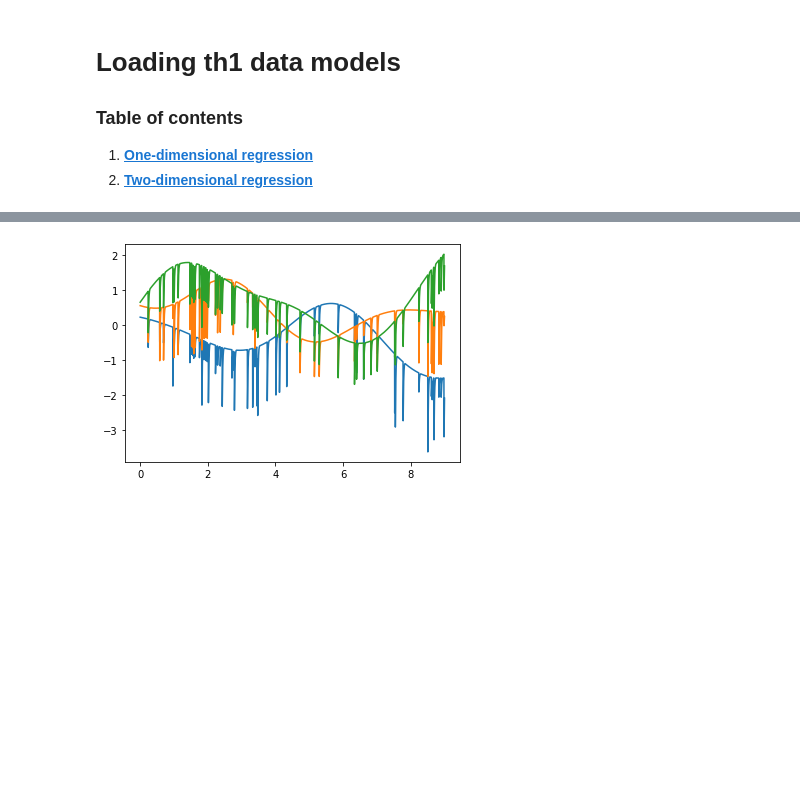
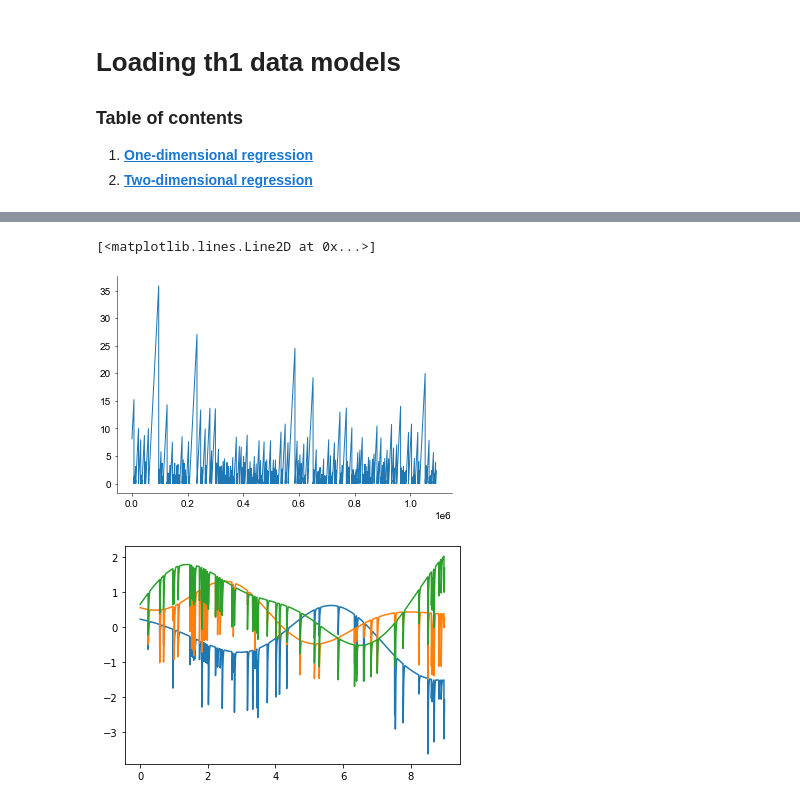
Before and after one commit to davindicode/nonparametric-nonrenewal-process, a Jupyter notebook: scripts/analysis/th1.ipynb, the cells around one changed output, grey strips where cells are left out. Saved outputs shown, nothing was run; the diff lists cells and outputs as text; code cells hidden in the pictures; blank space fills up the shorter version.

```diff
--- a/scripts/analysis/th1.ipynb
+++ b/scripts/analysis/th1.ipynb
@@ -117,3 +274,8 @@ print(train_ell, test_lpd)
+# %%
+plt.plot(ISIs[:, 0, 0])
+# %% [output]
+[<matplotlib.lines.Line2D at 0x...>]
+[figure, added]
 # %%
 tr = 0
 
```
Also changed, not shown: parts of 20 cells of this notebook, 15 other files.
